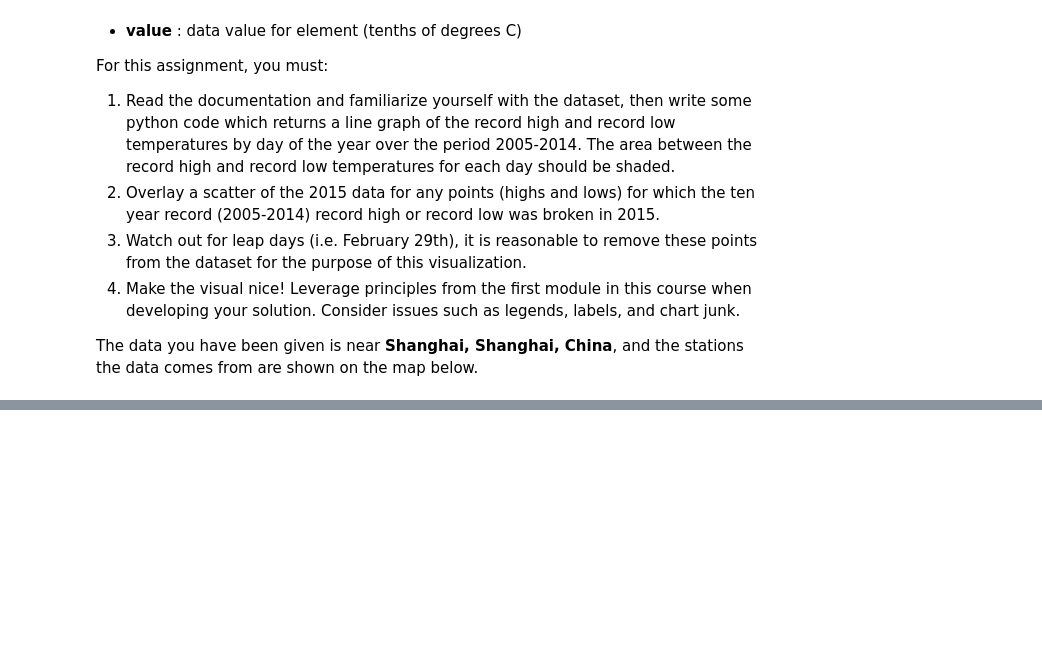
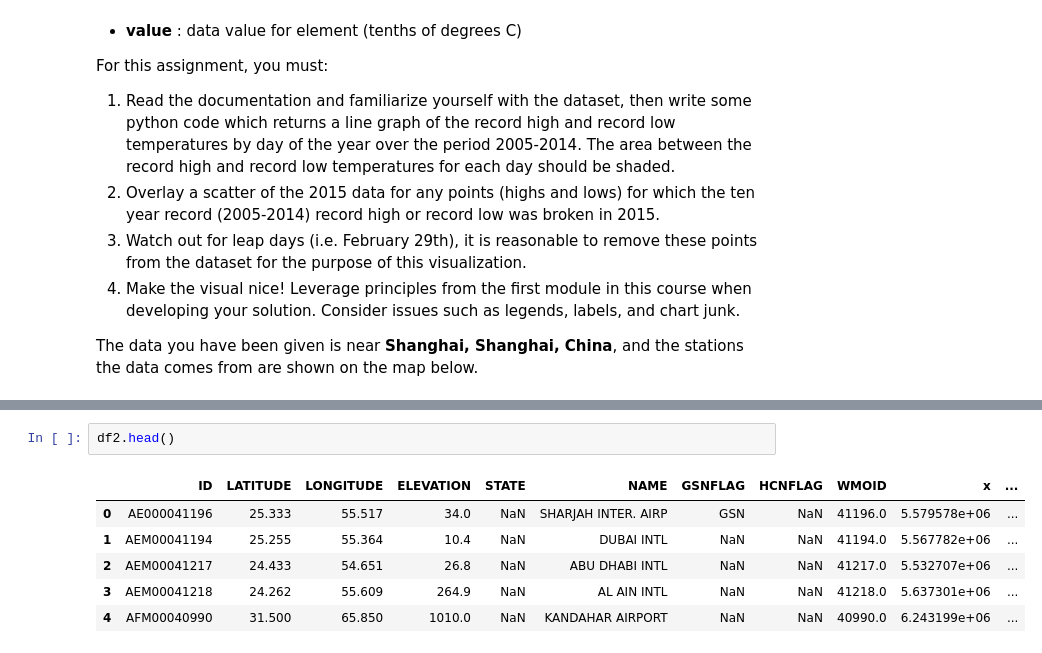
Before and after one commit to xyjsdo/DataScience, a Jupyter notebook: Course2/Assignment2.ipynb, the cells around one changed output, grey strips where cells are left out. Drawn from its saved outputs; the diff is of its cells as text; blank space fills up the shorter version.

```diff
--- a/Course2/Assignment2.ipynb
+++ b/Course2/Assignment2.ipynb
@@ -49,0 +62,9 @@ FileNotFoundError: File b'data/C2A2_data/BinSize_d18.csv' does not exist
+# %%
+df2.head()
+# %% [output]
+|  | ID | LATITUDE | LONGITUDE | ELEVATION | STATE | NAME | GSNFLAG | HCNFLAG | WMOID | x | ... |
+| 0 | AE000041196 | 25.333 | 55.517 | 34.0 | NaN | SHARJAH INTER. AIRP | GSN | NaN | 41196.0 | 5.579578e+06 | ... |
+| 1 | AEM00041194 | 25.255 | 55.364 | 10.4 | NaN | DUBAI INTL | NaN | NaN | 41194.0 | 5.567782e+06 | ... |
+| 2 | AEM00041217 | 24.433 | 54.651 | 26.8 | NaN | ABU DHABI INTL | NaN | NaN | 41217.0 | 5.532707e+06 | ... |
+| 3 | AEM00041218 | 24.262 | 55.609 | 264.9 | NaN | AL AIN INTL | NaN | NaN | 41218.0 | 5.637301e+06 | ... |
+| 4 | AFM00040990 | 31.500 | 65.850 | 1010.0 | NaN | KANDAHAR AIRPORT | NaN | NaN | 40990.0 | 6.243199e+06 | ... |
```
Also changed, not shown: parts of 5 cells of this notebook, 3 other files.
